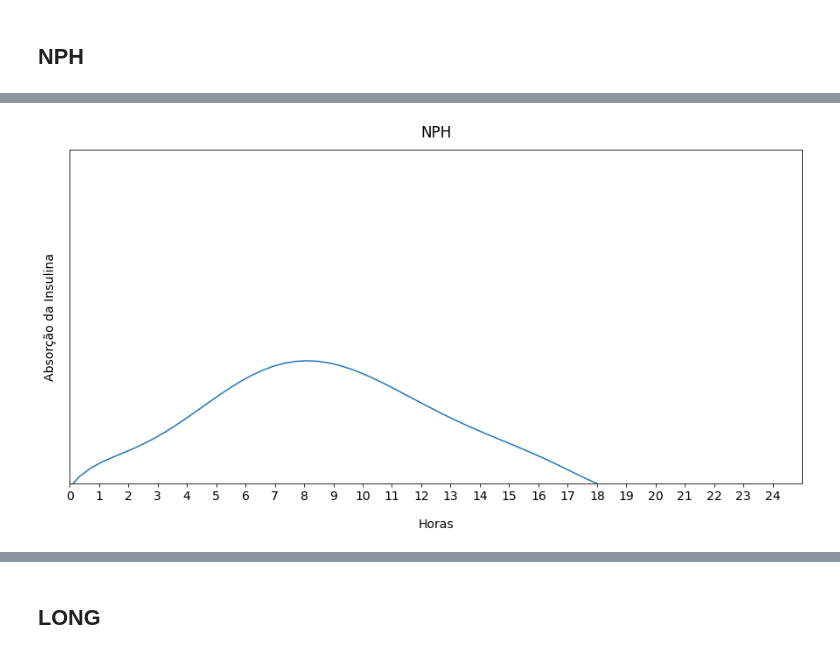
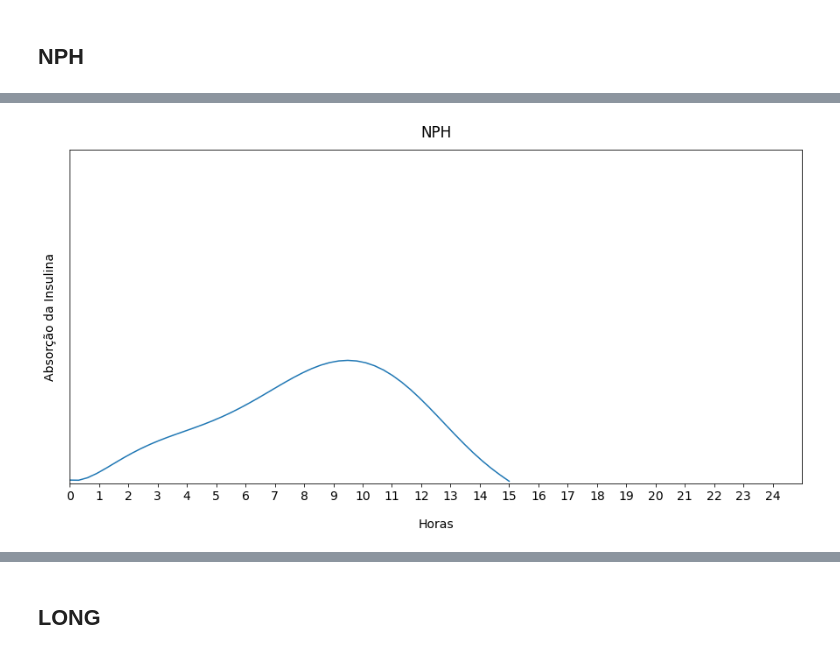
Before and after one commit to Bunoviske/LoopIOB, a Jupyter notebook: SlowInsulinCurves.ipynb, the cells around one changed output, grey strips where cells are left out. Saved outputs shown, nothing was run; the diff lists cells and outputs as text; code cells hidden in the pictures.

Commit message:
update nph variations

```diff
--- a/SlowInsulinCurves.ipynb
+++ b/SlowInsulinCurves.ipynb
@@ -151,8 +215,13 @@ plt.show()
 # %%
+# NPH variations
+
 # bilinear
-xpeak = 8
+xpeaks = [6, 8, 10]
 ypeak = 4
-totalDuration = 18
+totalDurations = [18, 12, 15]
+
+xpeak = xpeaks[2]
+totalDuration = totalDurations[2]
 
 x = np.linspace(0,totalDuration, num=50)
 y_bilinear = bilinear(x, xpeak=xpeak, ypeak=ypeak, totalDuration=totalDuration)
@@ -162,10 +231,10 @@ pars, cov = curve_fit(f=objective, xdata=x, ydata=y_bilinear)
 y_poly = objective(x, *pars)
 
 
-#generate insulin curve for many days
-days = 1
+#generate insulin curve for many times during a day
+times = 1
 insulinPerDay = []
-for i in range(0,days):
+for i in range(0,times):
     offset = i*24
     insulinPerDay.append([x + offset, y_poly])
 
@@ -173,37 +242,33 @@ for i in range(0,days):
 noSuperpositionPct = (24/totalDuration)
 totalInsulinX = []
 totalInsulinY = []
 for i, day in enumerate(insulinPerDay):
     xday = day[0]
     yday = day[1]
     offset = int(i*noSuperpositionPct*len(xday))
     for j in range(0, len(xday)):
         totalInsulinIndex = j + offset
         if totalInsulinIndex < len(totalInsulinY):
             totalInsulinY[totalInsulinIndex] += yday[j]
         else: # continue expanding array by inserting new data
             totalInsulinX.append(xday[j])
             totalInsulinY.append(yday[j])
 
-#take nph data
-nphX = totalInsulinX
-nphY = totalInsulinY
-
-
 fig = plt.figure(figsize=(15,7))
 ax = fig.add_subplot(111)
 ax.set_title('NPH',pad=15)
 ax.set_xlabel('Horas', labelpad=18)
 ax.set_ylabel('Absorção da Insulina', labelpad=15)
 plt.rcParams.update({'font.size': 14})
 plt.xticks(range(0, 25))
 plt.xlim(0, 25)
 plt.ylim(0, 10)
 ax.get_yaxis().set_ticks([])
 
 plt.plot(totalInsulinX, totalInsulinY)
 #plt.plot([number / 24 for number in totalInsulinX], totalInsulinY)
-#plt.plot(totalInsulinX, 1.2*np.ones(len(totalInsulinX)), '--', alpha=0.5,linewidth=2)
+#plt.plot(totalInsulinX, 2.5*np.ones(len(totalInsulinX)), '--', alpha=0.5,linewidth=2)
+
 plt.show()
 # %% [output]
-[figure, old version]
+[figure, new version]
```
Also changed, not shown: parts of 7 cells of this notebook.
